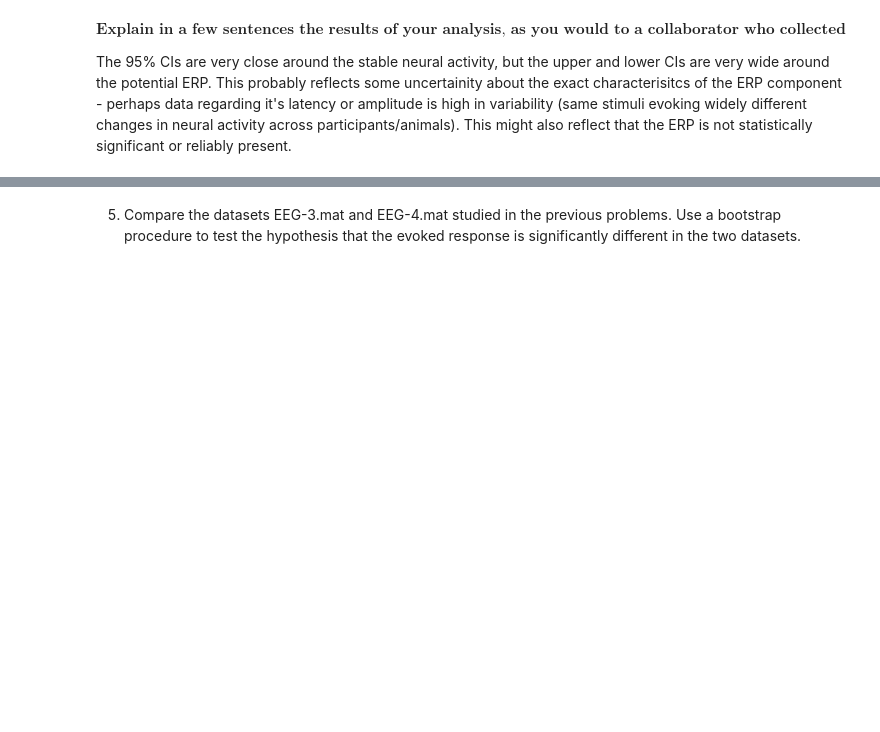
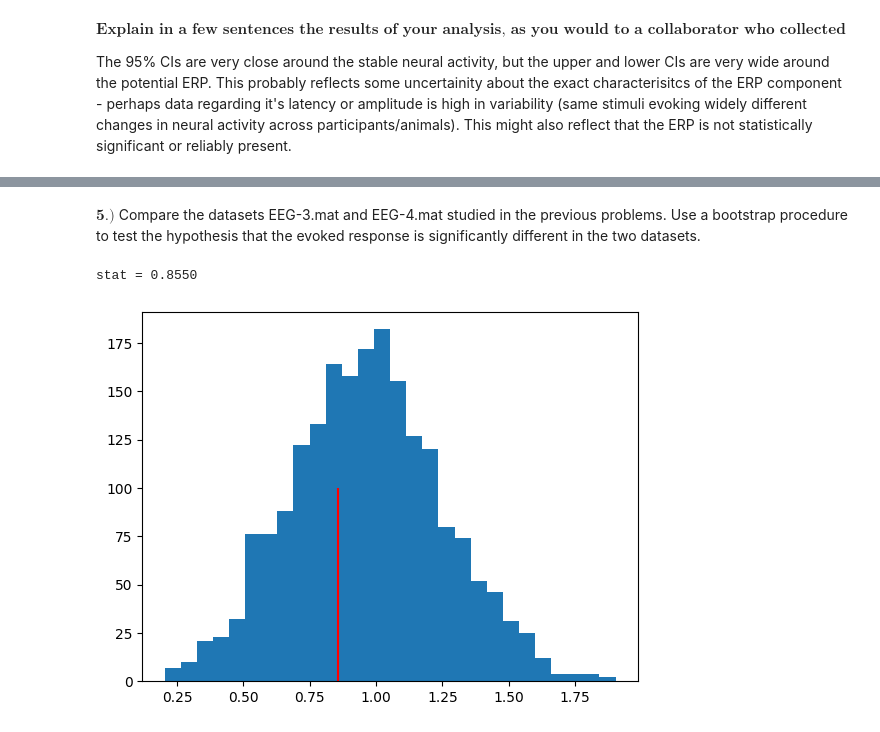
Before and after one commit to witchofizalith/MA665_HW, a Jupyter notebook: Assignment5_ERP/HW5.ipynb, the cells around one changed output, grey strips where cells are left out. Drawn from its saved outputs; the diff is of its cells as text; code cells hidden in the pictures; blank space fills up the shorter version.

```diff
--- a/Assignment5_ERP/HW5.ipynb
+++ b/Assignment5_ERP/HW5.ipynb
@@ -285,2 +314,37 @@ The 95% CIs are very close around the stable neural activity, but the upper and
 # %% [markdown]
-5.  Compare the datasets EEG-3.mat and EEG-4.mat studied in the previous problems.  Use a bootstrap procedure to test the hypothesis that the evoked response is significantly different in the two datasets.
+$\textbf{5.)}$  Compare the datasets EEG-3.mat and EEG-4.mat studied in the previous problems.  Use a bootstrap procedure to test the hypothesis that the evoked response is significantly different in the two datasets.
+# %%
+mn3 = np.mean(EEG3,0)          # Determine ERP for condition A
+mn4 = np.mean(EEG4,0)          # Determine ERP for condition B
+mnD = mn3 - mn4                # Compute the differenced ERP
+stat = np.max(np.abs(mnD))     # Compute the statistic
+print('stat = {:.4f}'.format(stat))
+# %% [output]
+stat = 0.8550
+# %%
+EEG = np.vstack((EEG3, EEG4))  # Step 1. Merge EEG data from all trials
+np.random.seed(123)            # Fix seed for reproducibility
+
+N_resample = 2000;
+stat0 = np.zeros(N_resample)
+for k in np.arange(0,N_resample):
+
+    i      = np.random.randint(0, 1000, size = ntrials3)    # Create resampled indices.
+    EEG0   = EEG3[i,:]   # Create a resampled EEG for "condition A".
+    ERP0_3 = EEG0.mean(0)   # Create a resampled ERP for "condition A".
+
+    i      = np.random.randint(0, 1000, size=ntrials4)    # Create resampled indice from 0 to 1000
+    EEG0   = EEG4[i,:]   # Create a resampled EEG for "condition B".
+    ERP0_4 = EEG0.mean(0)    # Create a resampled ERP for "condition B".
+
+    MnDD = ERP0_3 - ERP0_4
+    stat0[k] = np.max(np.abs(MnDD))
+# %%
+# Plot the observed stat vs the resampled stat.
+plt.figure()
+plt.hist(stat0, bins='auto')
+plt.vlines(stat, 0, 100, color = "red")
+np.size(np.where(stat0>stat)) / stat0.size
+plt.show()
+# %% [output]
+[figure, added]
```
Also changed, not shown: parts of 19 cells of this notebook, 4 other files.
